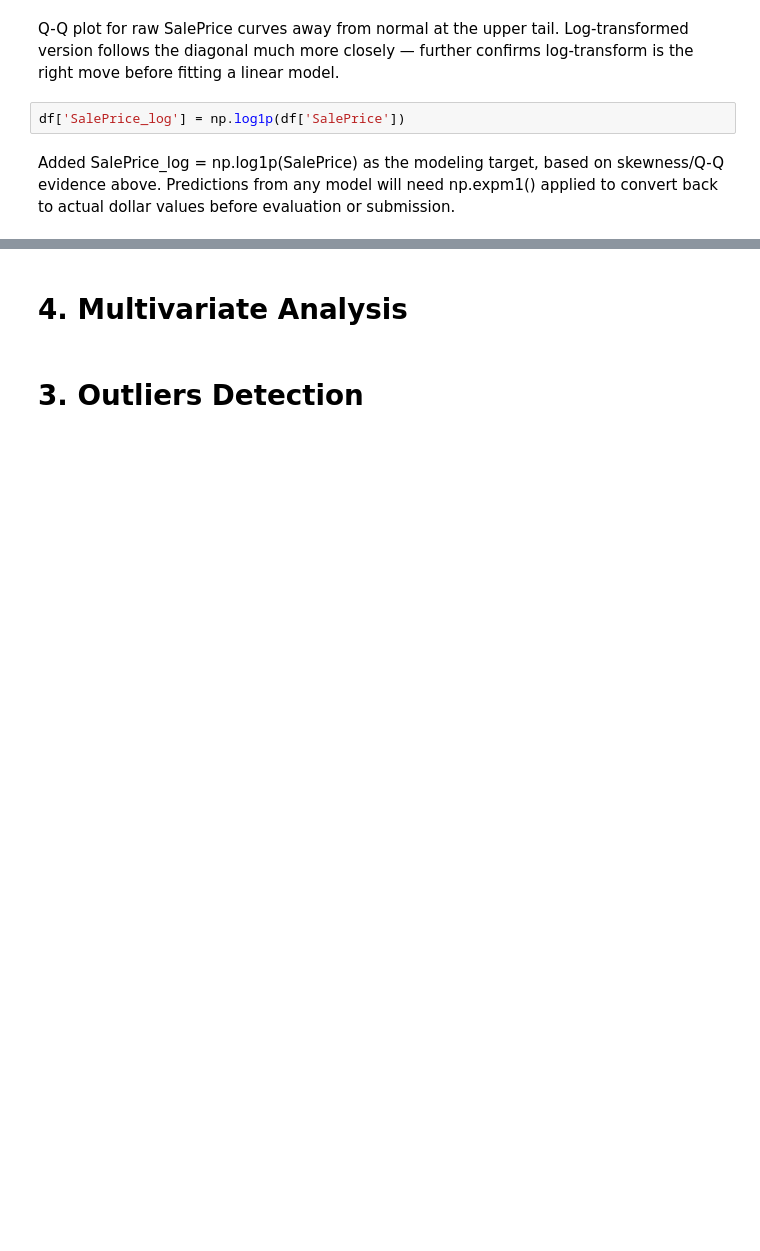
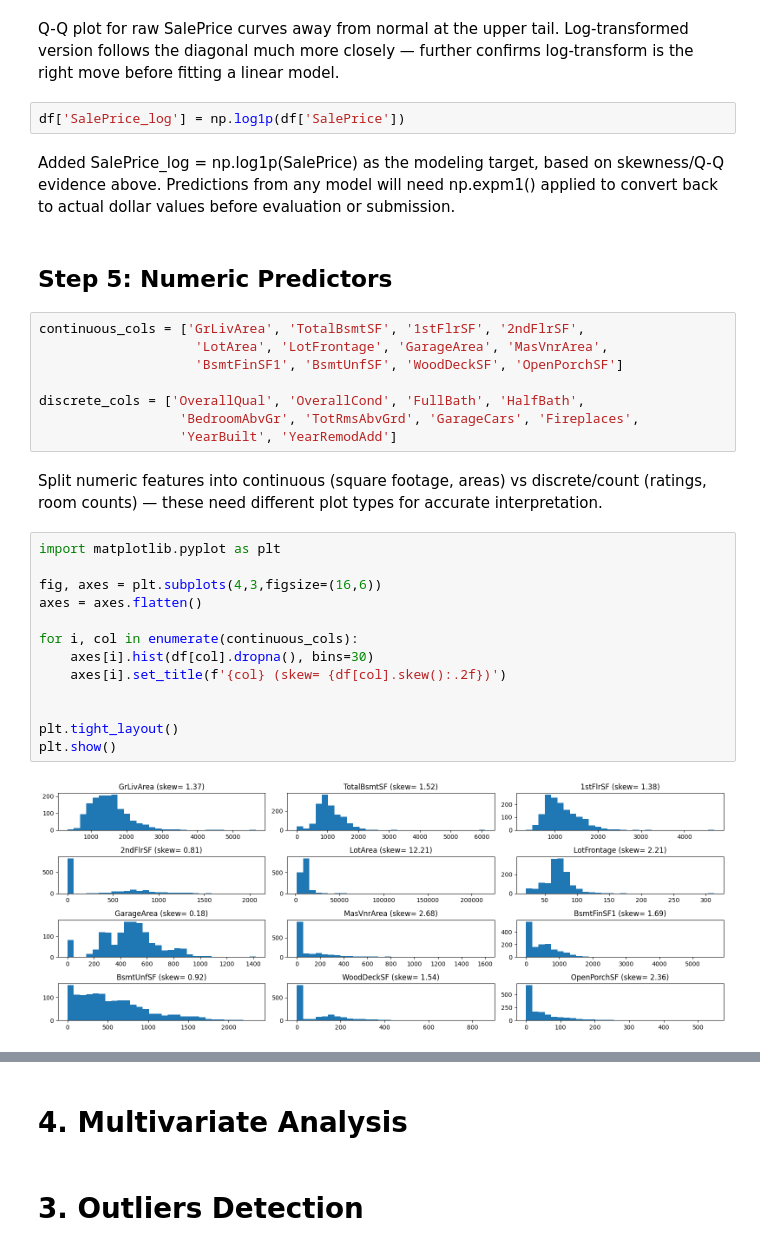
Before and after one commit to VishRoy/kaggle-notebook, a Jupyter notebook: house-prices-advanced-regression.ipynb, the cells around one changed output, grey strips where cells are left out. Cells and saved outputs as stored; diff of their text form; blank space fills up the shorter version.

```diff
--- a/house-prices-advanced-regression.ipynb
+++ b/house-prices-advanced-regression.ipynb
@@ -299,3 +299,30 @@ Q-Q plot for raw SalePrice curves away from normal at the upper tail. Log-transf
 df['SalePrice_log'] = np.log1p(df['SalePrice'])
 # %% [markdown]
 Added SalePrice_log = np.log1p(SalePrice) as the modeling target, based on skewness/Q-Q evidence above. Predictions from any model will need np.expm1() applied to convert back to actual dollar values before evaluation or submission.
+# %% [markdown]
+## Step 5: Numeric Predictors
+# %%
+continuous_cols = ['GrLivArea', 'TotalBsmtSF', '1stFlrSF', '2ndFlrSF',
+                    'LotArea', 'LotFrontage', 'GarageArea', 'MasVnrArea',
+                    'BsmtFinSF1', 'BsmtUnfSF', 'WoodDeckSF', 'OpenPorchSF']
+
+discrete_cols = ['OverallQual', 'OverallCond', 'FullBath', 'HalfBath',
+                  'BedroomAbvGr', 'TotRmsAbvGrd', 'GarageCars', 'Fireplaces',
+                  'YearBuilt', 'YearRemodAdd']
+# %% [markdown]
+Split numeric features into continuous (square footage, areas) vs discrete/count (ratings, room counts) — these need different plot types for accurate interpretation.
+# %%
+import matplotlib.pyplot as plt
+
+fig, axes = plt.subplots(4,3,figsize=(16,6))
+axes = axes.flatten()
+
+for i, col in enumerate(continuous_cols):
+    axes[i].hist(df[col].dropna(), bins=30)
+    axes[i].set_title(f'{col} (skew= {df[col].skew():.2f})')
+
+
+plt.tight_layout()
+plt.show()
+# %% [output]
+[figure, added]
```
Also changed, not shown: parts of 10 cells of this notebook.
